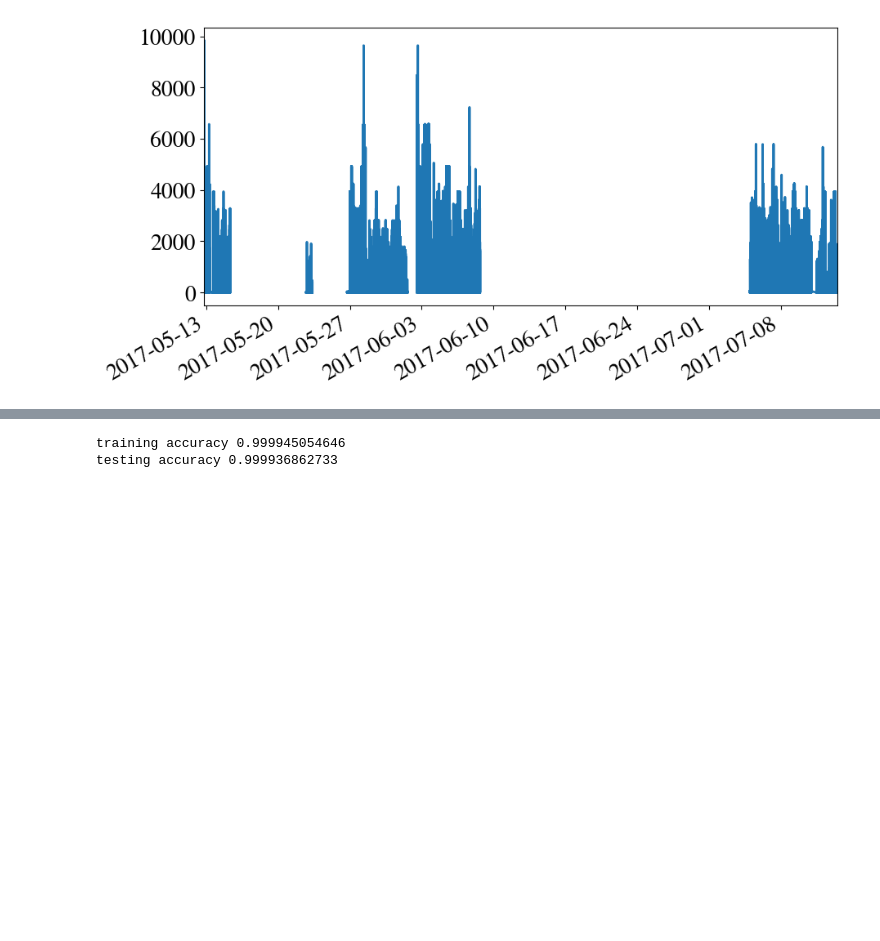
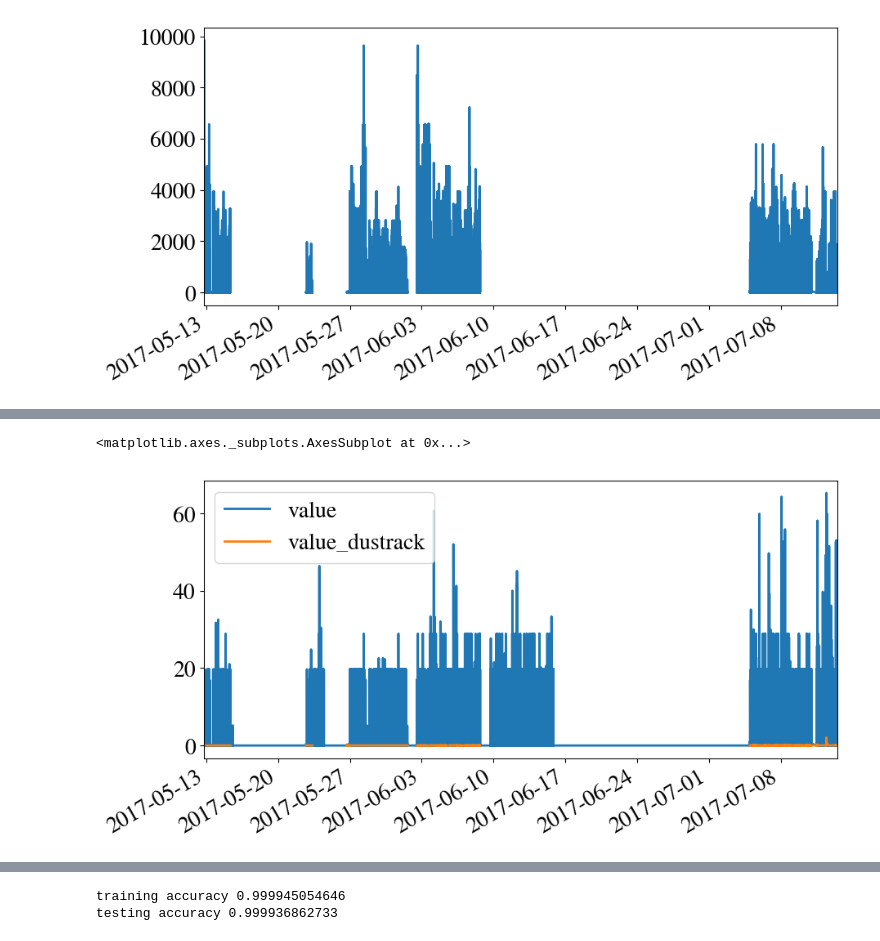
Before and after one commit to SKOMOBO/data_analysis, a Jupyter notebook: notebooks/neater_analysis.ipynb, the cells around one changed output, grey strips where cells are left out. Cells and saved outputs as stored; diff of their text form; code cells hidden in the pictures; blank space fills up the shorter version.

```diff
--- a/notebooks/neater_analysis.ipynb
+++ b/notebooks/neater_analysis.ipynb
@@ -773,0 +784,5 @@ final_comparison["deviation"] = final_comparison["value"] - final_comparison["va
+# %%
+final_comparison[["value", "value_dustrack"]].plot()
+# %% [output]
+<matplotlib.axes._subplots.AxesSubplot at 0x...>
+[figure, added]
```
Also changed, not shown: parts of 3 cells of this notebook, 1 other file.
